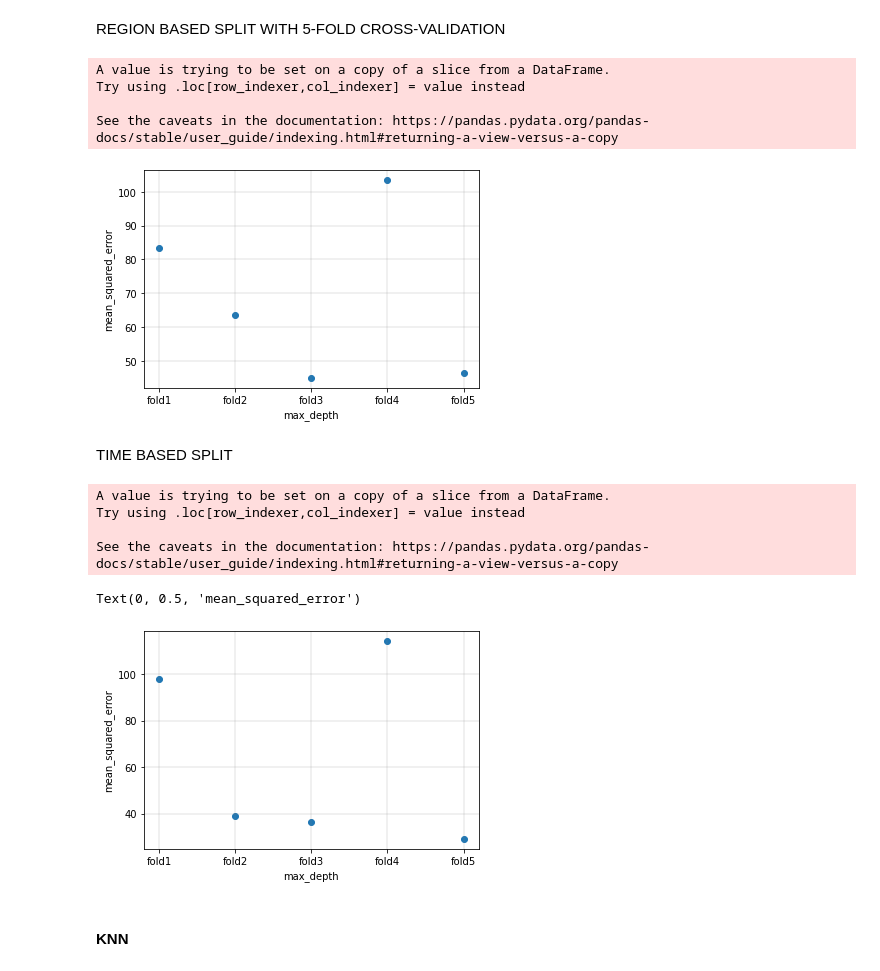
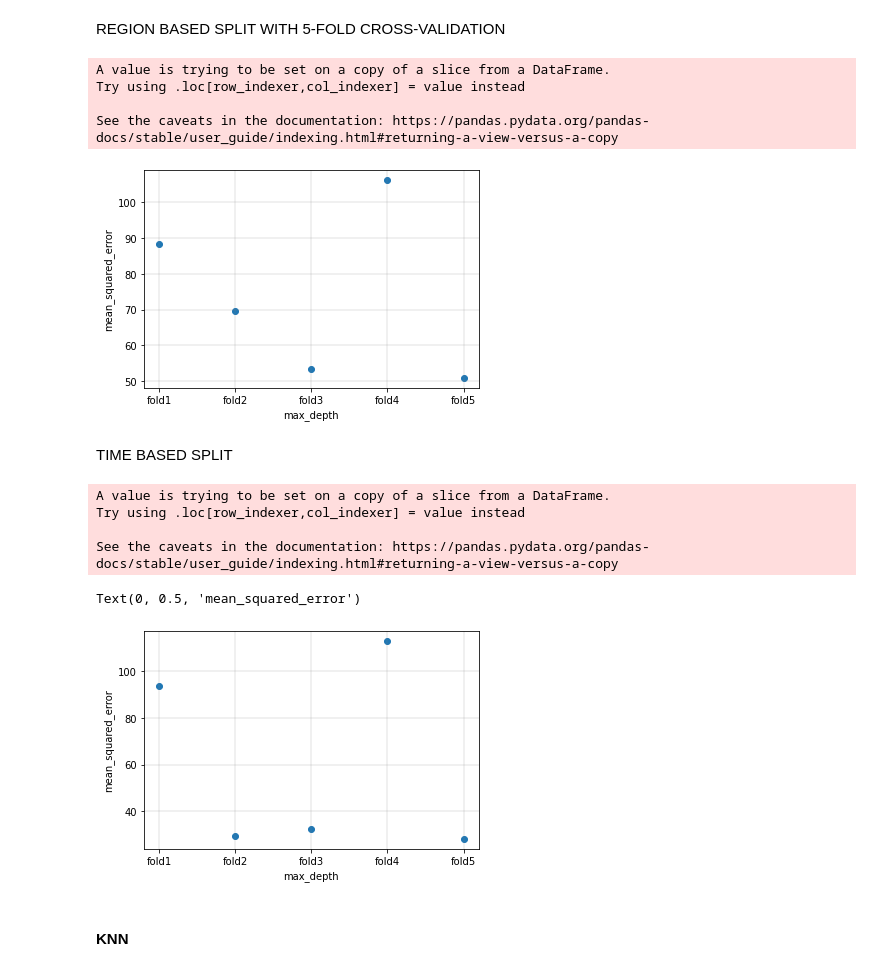
Before and after one commit to lfy05/Covid-19-Search-Trend-ML, a Jupyter notebook: Assignment1.ipynb, the cells around one changed output. Drawn from its saved outputs; the diff is of its cells as text; code cells hidden in the pictures.

```diff
--- a/Assignment1.ipynb
+++ b/Assignment1.ipynb
@@ -550,7 +548,7 @@ train_x, valid_x, train_y, valid_y = train_test_split(X, y, test_size=0.2, rando
 
 
 results_ = []
-for d in range(1,10):
+for d in range(1,20):
 
     tree = DecisionTreeRegressor(max_depth=d)
     model = tree.fit(train_x, train_y)
@@ -562,7 +560,7 @@ for d in range(1,10):
 
     results_.append(error)
 
-plt.plot(range(1,10), results_)
+plt.plot(range(1,20), results_)
 plt.xlabel('max_depth')
 plt.ylabel('mean_squared_error')
 # %% [output]
@@ -578,35 +576,35 @@ REGION BASED SPLIT WITH 5-FOLD CROSS-VALIDATION
 from sklearn.model_selection import GroupKFold
 
 X, enc, imp = encode_impute(data.loc[:, data.columns != 'hospitalized_new'], 'mean')
 y = data['hospitalized_new']
 groups = data['open_covid_region_code']
 
 gkf = GroupKFold(n_splits=5)
 results_ = []
 
 for train_index, test_index in gkf.split(X, y, groups=groups):
     train_x, valid_x, train_y, valid_y = X[train_index], X[test_index], y.iloc[train_index], y.iloc[test_index]
 
-    tree = DecisionTreeRegressor(max_depth=4)
+    tree = DecisionTreeRegressor(max_depth=9)
     model = tree.fit(train_x, train_y)
 
     result = model.predict(valid_x)
     error = sqrt(mean_squared_error(valid_y,result))
 
     results_.append(error)
 
 folds = ['fold1', 'fold2', 'fold3', 'fold4', 'fold5']
 plt.scatter(folds, results_)
 plt.grid(color='grey', linestyle='-', linewidth=0.25, alpha=0.9)
 plt.xlabel('max_depth')
 plt.ylabel('mean_squared_error')
 plt.show()
 # %% [output]
 A value is trying to be set on a copy of a slice from a DataFrame.
 Try using .loc[row_indexer,col_indexer] = value instead
 
 See the caveats in the documentation: https://pandas.pydata.org/pandas-docs/stable/user_guide/indexing.html#returning-a-view-versus-a-copy
-[figure, old version]
+[figure, new version]
 # %% [markdown]
 TIME BASED SPLIT
 # %%
@@ -622,7 +620,7 @@ results_ = []
 for train_index, test_index in gkf.split(X, y, groups=groups):
     train_x, valid_x, train_y, valid_y = X[train_index], X[test_index], y.iloc[train_index], y.iloc[test_index]
 
-    tree = DecisionTreeRegressor(max_depth=4)
+    tree = DecisionTreeRegressor(max_depth=9)
     model = tree.fit(train_x, train_y)
 
     result = model.predict(valid_x)
@@ -641,7 +639,7 @@ Try using .loc[row_indexer,col_indexer] = value instead
 
 See the caveats in the documentation: https://pandas.pydata.org/pandas-docs/stable/user_guide/indexing.html#returning-a-view-versus-a-copy
 Text(0, 0.5, 'mean_squared_error')
-[figure, old version]
+[figure, new version]
 # %% [markdown]
 #### KNN
 # %%
```
Also changed, not shown: parts of 10 cells of this notebook, 16 other files.
